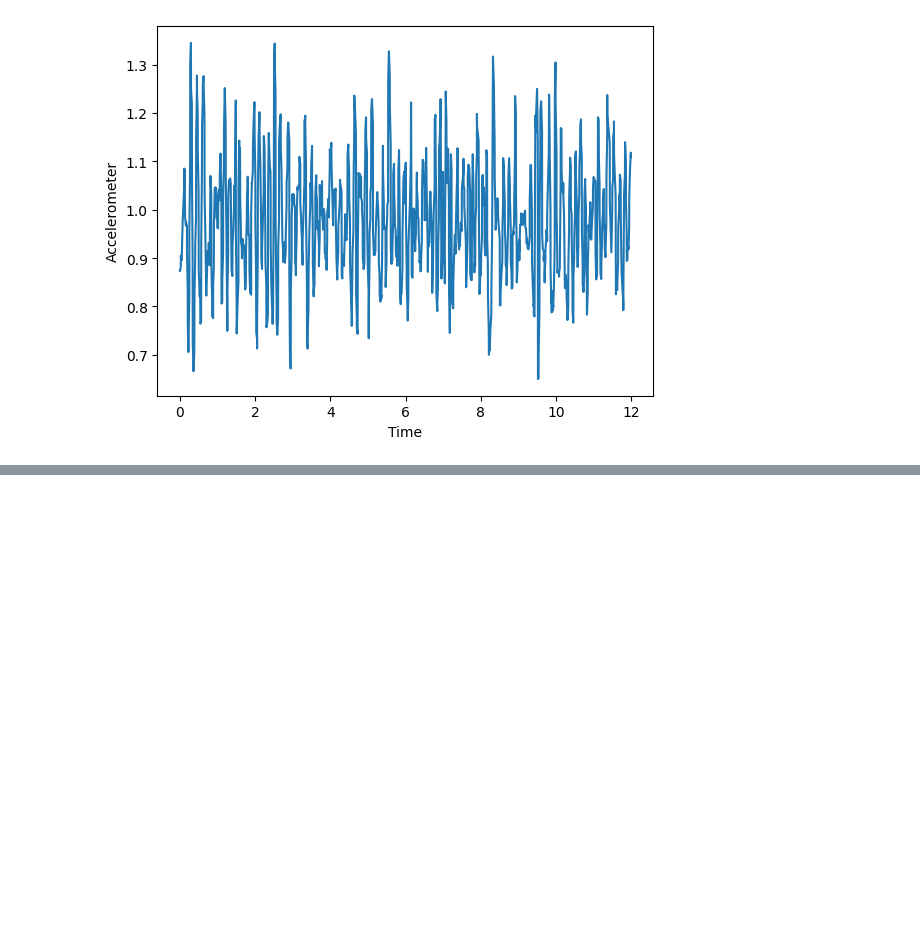
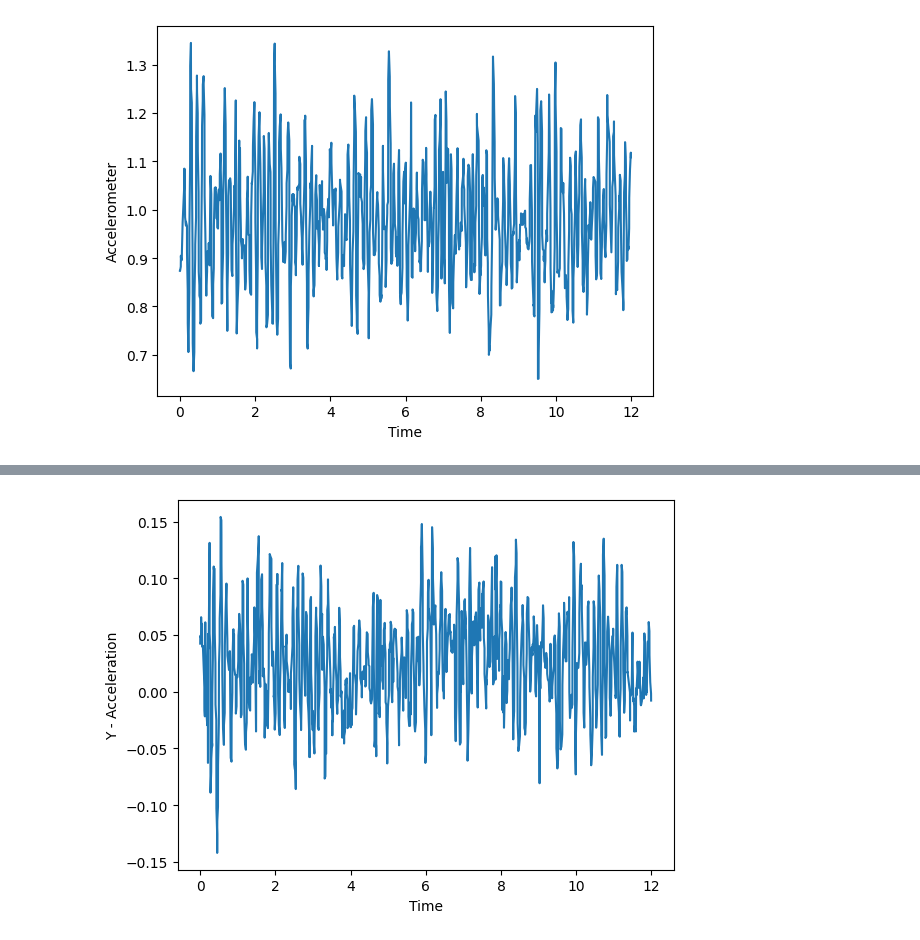
Before and after one commit to AakifAsharKhan/Dangerous-Road-Curvature, a Jupyter notebook: Plot.ipynb, the cells around one changed output, grey strips where cells are left out. Drawn from its saved outputs; the diff is of its cells as text; code cells hidden in the pictures; blank space fills up the shorter version.

```diff
--- a/Plot.ipynb
+++ b/Plot.ipynb
@@ -61,0 +69,7 @@ plt.show()
+# %%
+plt.plot(df.loc[3]['Time'], df.loc[3]['Y_Acceleration'])
+plt.xlabel('Time')
+plt.ylabel('Y - Acceleration')
+plt.show()
+# %% [output]
+[figure, added]
```
Also changed, not shown: parts of 2 cells of this notebook, 2 other files.
